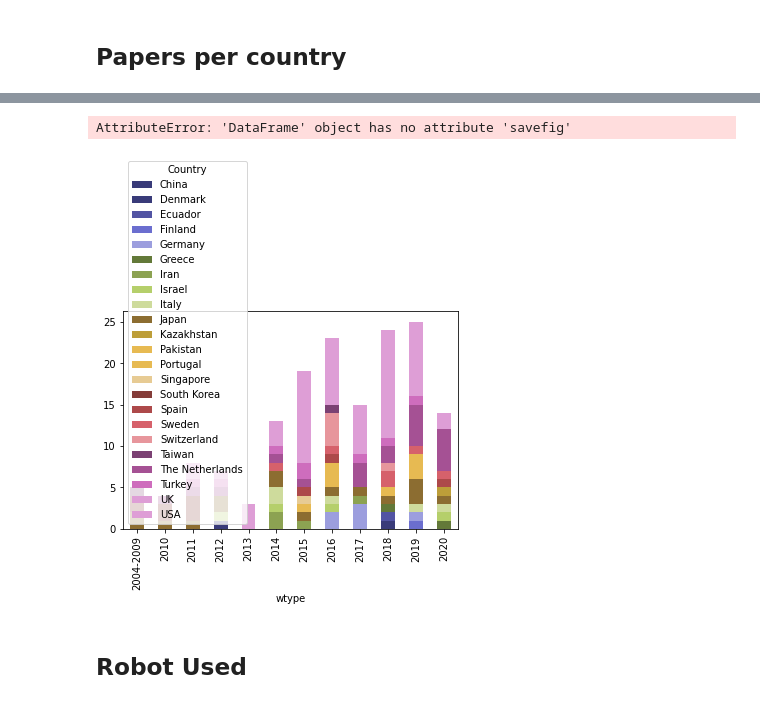
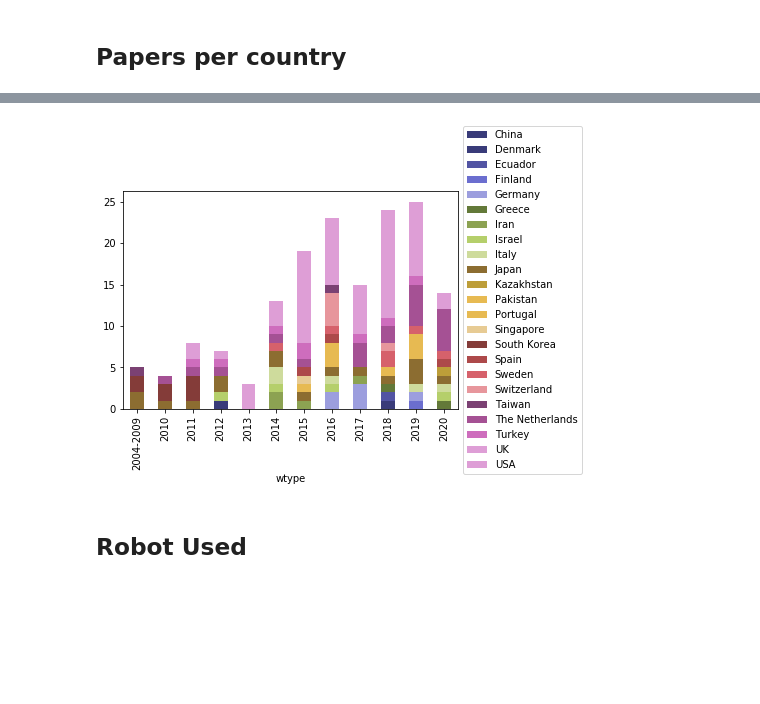
Before and after one commit to WafaJohal/SocialRobotUpdate, a Jupyter notebook: Main.ipynb, the cells around one changed output, grey strips where cells are left out. Drawn from its saved outputs; the diff is of its cells as text; code cells hidden in the pictures; blank space fills up the shorter version.

```diff
--- a/Main.ipynb
+++ b/Main.ipynb
@@ -4,4 +6,4 @@ import pandas as pd
 # %%
-data = pd.read_excel('social_robot4learning.xlsx', sheet_name = 'Sheet1')
-data
+data = pd.read_excel('social_robot4learning_b.xlsx', sheet_name = 'Sheet1')
+data.head()
 # %% [output]
@@ -72,16 +33,9 @@ data_anno
 # %%
-df_plot = data_anno.groupby(['wtype', 'Country']).size().reset_index().pivot(columns='Country', index='wtype', values=0)
-
-df_plot.plot(kind='bar', stacked=True, cmap='tab20b').savefig("test.svg")
-
-
-#plt.figure(figsize=(20,10))
-#ax = sns.countplot(x="wtype", data=data_anno, order=['2004-2009','2010', '2011', '2012', '2013', '2014',
-#                                                  '2015', '2016', '2017', '2018', '2019', '2020'], hue=data_anno.Country)
-
-df_plot
+df_plot = data.groupby(['wtype', 'Country']).size().reset_index().pivot(columns='Country', index='wtype', values=0)
+df_plot.plot(kind='bar', stacked=True, cmap='tab20b')
+plt.legend(loc='center left', bbox_to_anchor=(1.0, 0.5))
+plt.show()
 # %% [output]
-AttributeError: 'DataFrame' object has no attribute 'savefig'
-[figure, old version]
+[figure, new version]
 # %% [markdown]
 ## Robot Used
```
Also changed, not shown: parts of 49 cells of this notebook, 3 other files.
